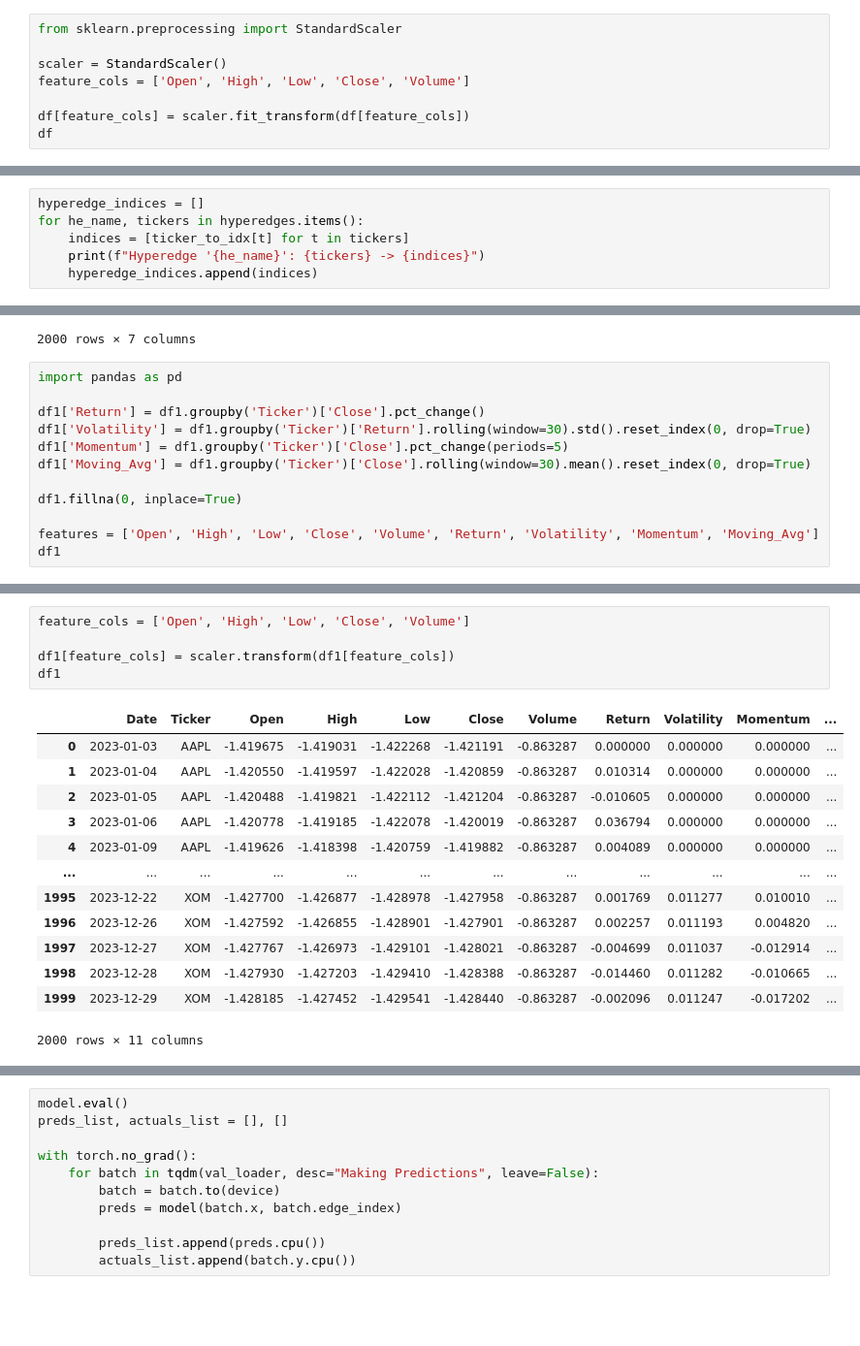
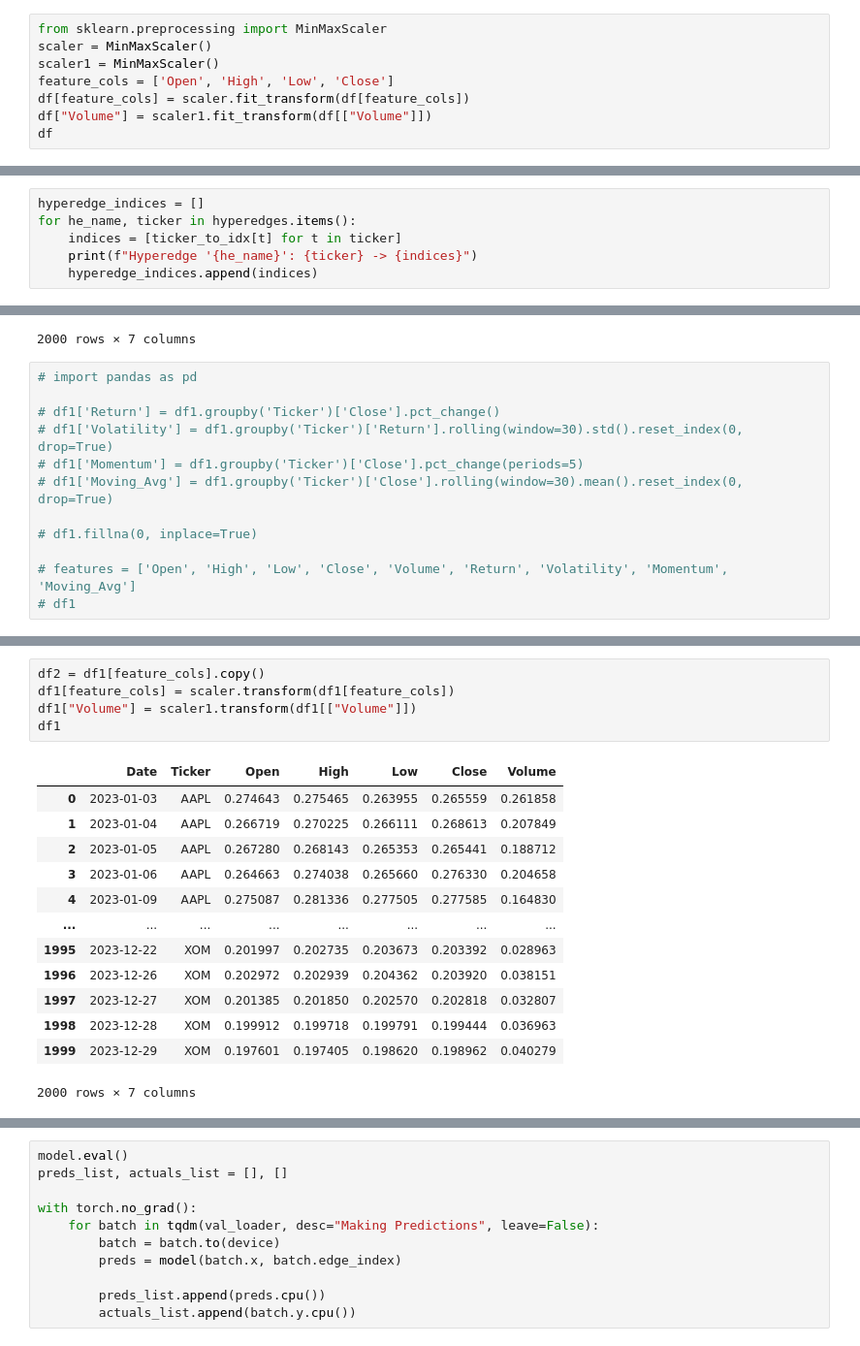
Before and after one commit to broccubali/DLG-Assignments, a Jupyter notebook: ASSignment2/dlg_ass2_gat.ipynb, the cells around one changed output, grey strips where cells are left out. Shown at 97% size. Saved outputs shown, nothing was run; the diff lists cells and outputs as text; blank space fills up the shorter version.

```diff
--- a/ASSignment2/dlg_ass2_gat.ipynb
+++ b/ASSignment2/dlg_ass2_gat.ipynb
@@ -139,9 +122,9 @@ df
 # %%
-from sklearn.preprocessing import StandardScaler
-
-scaler = StandardScaler()
-feature_cols = ['Open', 'High', 'Low', 'Close', 'Volume']
-
+from sklearn.preprocessing import MinMaxScaler
+scaler = MinMaxScaler()
+scaler1 = MinMaxScaler()
+feature_cols = ['Open', 'High', 'Low', 'Close']
 df[feature_cols] = scaler.fit_transform(df[feature_cols])
+df["Volume"] = scaler1.fit_transform(df[["Volume"]])
 df
 # %% [output]
@@ -178,9 +161,9 @@ print("Ticker to index mapping:", ticker_to_idx)
 Ticker to index mapping: {'AAPL': 0, 'AMZN': 1, 'BA': 2, 'BAC': 3, 'C': 4, 'CAT': 5, 'CVX': 6, 'DUK': 7, 'GOOGL': 8, 'JNJ': 9, 'JPM': 10, 'KO': 11, 'MRK': 12, 'MSFT': 13, 'PFE': 14, 'PG': 15, 'T': 16, ...
 # %%
 hyperedge_indices = []
-for he_name, tickers in hyperedges.items():
-    indices = [ticker_to_idx[t] for t in tickers]
-    print(f"Hyperedge '{he_name}': {tickers} -> {indices}")
+for he_name, ticker in hyperedges.items():
+    indices = [ticker_to_idx[t] for t in ticker]
+    print(f"Hyperedge '{he_name}': {ticker} -> {indices}")
     hyperedge_indices.append(indices)
 # %% [output]
 Hyperedge 'Tech': ['AAPL', 'GOOGL', 'MSFT', 'AMZN'] -> [0, 8, 13, 1]
@@ -321,14 +331,14 @@ df1
 | 1999 | 2023-12-29 | XOM | 96.198704 | 96.409555 | 95.479874 | 95.824913 | 17741400.0 |
 2000 rows × 7 columns
 # %%
-import pandas as pd
+# import pandas as pd
 
-df1['Return'] = df1.groupby('Ticker')['Close'].pct_change()
-df1['Volatility'] = df1.groupby('Ticker')['Return'].rolling(window=30).std().reset_index(0, drop=True)
-df1['Momentum'] = df1.groupby('Ticker')['Close'].pct_change(periods=5)
-df1['Moving_Avg'] = df1.groupby('Ticker')['Close'].rolling(window=30).mean().reset_index(0, drop=True)
+# df1['Return'] = df1.groupby('Ticker')['Close'].pct_change()
+# df1['Volatility'] = df1.groupby('Ticker')['Return'].rolling(window=30).std().reset_index(0, drop=True)
+# df1['Momentum'] = df1.groupby('Ticker')['Close'].pct_change(periods=5)
+# df1['Moving_Avg'] = df1.groupby('Ticker')['Close'].rolling(window=30).mean().reset_index(0, drop=True)
 
-df1.fillna(0, inplace=True)
+# df1.fillna(0, inplace=True)
 
-features = ['Open', 'High', 'Low', 'Close', 'Volume', 'Return', 'Volatility', 'Momentum', 'Moving_Avg']
-df1
+# features = ['Open', 'High', 'Low', 'Close', 'Volume', 'Return', 'Volatility', 'Momentum', 'Moving_Avg']
+# df1
@@ -349,22 +345,22 @@ df1
 # %%
-feature_cols = ['Open', 'High', 'Low', 'Close', 'Volume']
-
+df2 = df1[feature_cols].copy()
 df1[feature_cols] = scaler.transform(df1[feature_cols])
+df1["Volume"] = scaler1.transform(df1[["Volume"]])
 df1
 # %% [output]
-|  | Date | Ticker | Open | High | Low | Close | Volume | Return | Volatility | Momentum | ... |
-| 0 | 2023-01-03 | AAPL | -1.419675 | -1.419031 | -1.422268 | -1.421191 | -0.863287 | 0.000000 | 0.000000 | 0.000000 | ... |
-| 1 | 2023-01-04 | AAPL | -1.420550 | -1.419597 | -1.422028 | -1.420859 | -0.863287 | 0.010314 | 0.000000 | 0.000000 | ... |
-| 2 | 2023-01-05 | AAPL | -1.420488 | -1.419821 | -1.422112 | -1.421204 | -0.863287 | -0.010605 | 0.000000 | 0.000000 | ... |
-| 3 | 2023-01-06 | AAPL | -1.420778 | -1.419185 | -1.422078 | -1.420019 | -0.863287 | 0.036794 | 0.000000 | 0.000000 | ... |
-| 4 | 2023-01-09 | AAPL | -1.419626 | -1.418398 | -1.420759 | -1.419882 | -0.863287 | 0.004089 | 0.000000 | 0.000000 | ... |
-| ... | ... | ... | ... | ... | ... | ... | ... | ... | ... | ... | ... |
-| 1995 | 2023-12-22 | XOM | -1.427700 | -1.426877 | -1.428978 | -1.427958 | -0.863287 | 0.001769 | 0.011277 | 0.010010 | ... |
-| 1996 | 2023-12-26 | XOM | -1.427592 | -1.426855 | -1.428901 | -1.427901 | -0.863287 | 0.002257 | 0.011193 | 0.004820 | ... |
-| 1997 | 2023-12-27 | XOM | -1.427767 | -1.426973 | -1.429101 | -1.428021 | -0.863287 | -0.004699 | 0.011037 | -0.012914 | ... |
-| 1998 | 2023-12-28 | XOM | -1.427930 | -1.427203 | -1.429410 | -1.428388 | -0.863287 | -0.014460 | 0.011282 | -0.010665 | ... |
-| 1999 | 2023-12-29 | XOM | -1.428185 | -1.427452 | -1.429541 | -1.428440 | -0.863287 | -0.002096 | 0.011247 | -0.017202 | ... |
+|  | Date | Ticker | Open | High | Low | Close | Volume |
+| 0 | 2023-01-03 | AAPL | 0.274643 | 0.275465 | 0.263955 | 0.265559 | 0.261858 |
+| 1 | 2023-01-04 | AAPL | 0.266719 | 0.270225 | 0.266111 | 0.268613 | 0.207849 |
+| 2 | 2023-01-05 | AAPL | 0.267280 | 0.268143 | 0.265353 | 0.265441 | 0.188712 |
+| 3 | 2023-01-06 | AAPL | 0.264663 | 0.274038 | 0.265660 | 0.276330 | 0.204658 |
+| 4 | 2023-01-09 | AAPL | 0.275087 | 0.281336 | 0.277505 | 0.277585 | 0.164830 |
+| ... | ... | ... | ... | ... | ... | ... | ... |
+| 1995 | 2023-12-22 | XOM | 0.201997 | 0.202735 | 0.203673 | 0.203392 | 0.028963 |
+| 1996 | 2023-12-26 | XOM | 0.202972 | 0.202939 | 0.204362 | 0.203920 | 0.038151 |
+| 1997 | 2023-12-27 | XOM | 0.201385 | 0.201850 | 0.202570 | 0.202818 | 0.032807 |
+| 1998 | 2023-12-28 | XOM | 0.199912 | 0.199718 | 0.199791 | 0.199444 | 0.036963 |
+| 1999 | 2023-12-29 | XOM | 0.197601 | 0.197405 | 0.198620 | 0.198962 | 0.040279 |
-2000 rows × 11 columns
+2000 rows × 7 columns
 # %%
 dates = sorted(df1['Date'].unique())
 val_graph_snapshots = []
```
Also changed, not shown: parts of 25 cells of this notebook.
